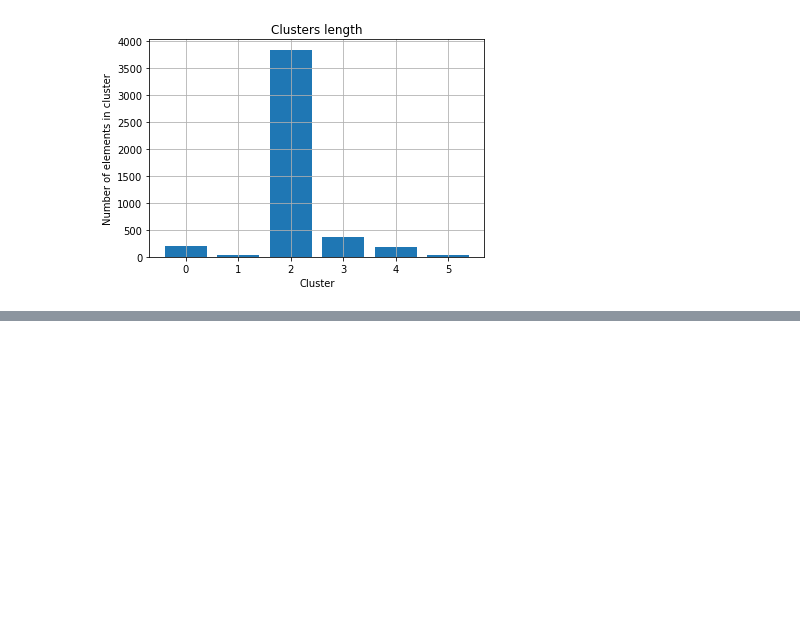
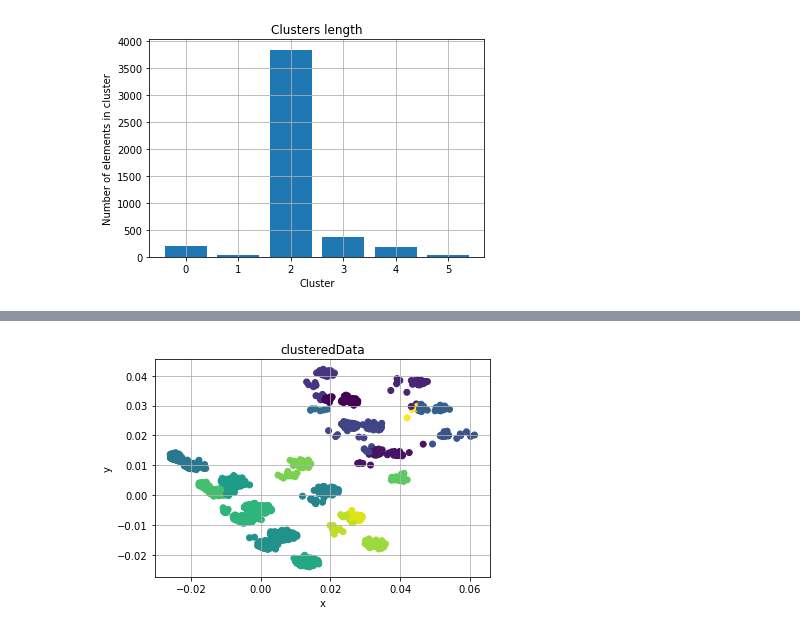
Before and after one commit to batataazul/projects_MachineLearning, a Jupyter notebook: project1/Notebooks/dbscan.ipynb, the cells around one changed output, grey strips where cells are left out. Saved outputs shown, nothing was run; the diff lists cells and outputs as text; code cells hidden in the pictures; blank space fills up the shorter version.

```diff
--- a/project1/Notebooks/dbscan.ipynb
+++ b/project1/Notebooks/dbscan.ipynb
@@ -246,0 +284,4 @@ printDbScan(nDataset2,density2,0.05,printCount,"../images/dbscanCount2_new1.png"
+# %%
+printDbScan(pcaDataset,density2,epsilon2,print2d,"../images/dbscanPCA1_0005_15.png")
+# %% [output]
+[figure, added]
```
Also changed, not shown: parts of 12 cells of this notebook, 20 other files.
